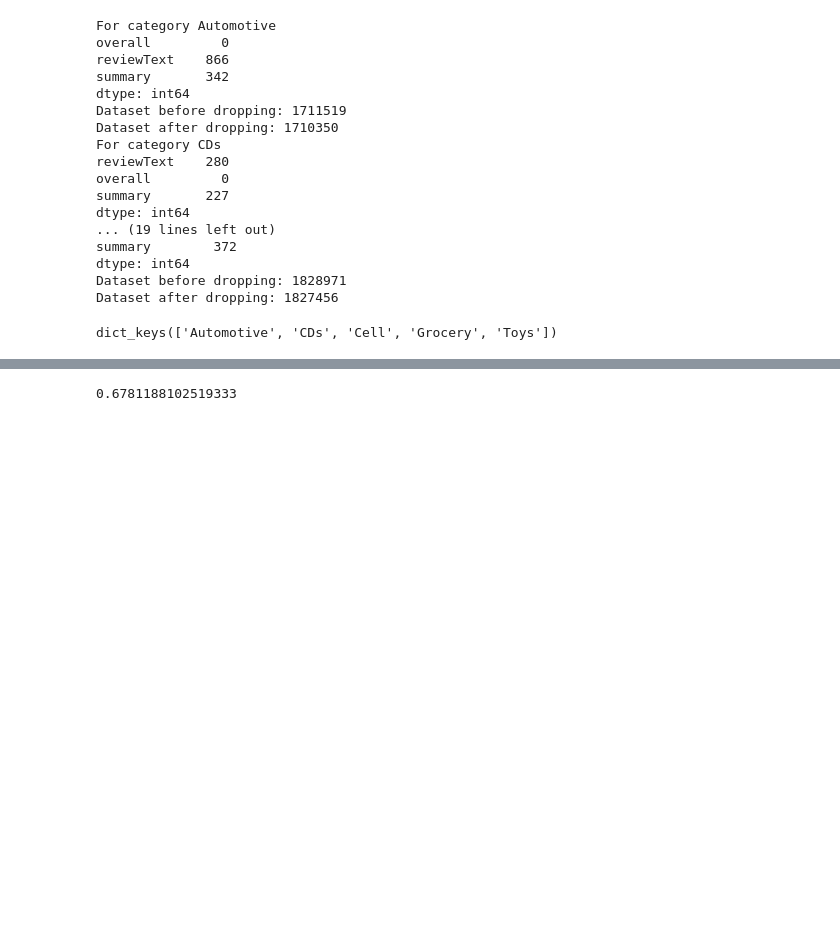
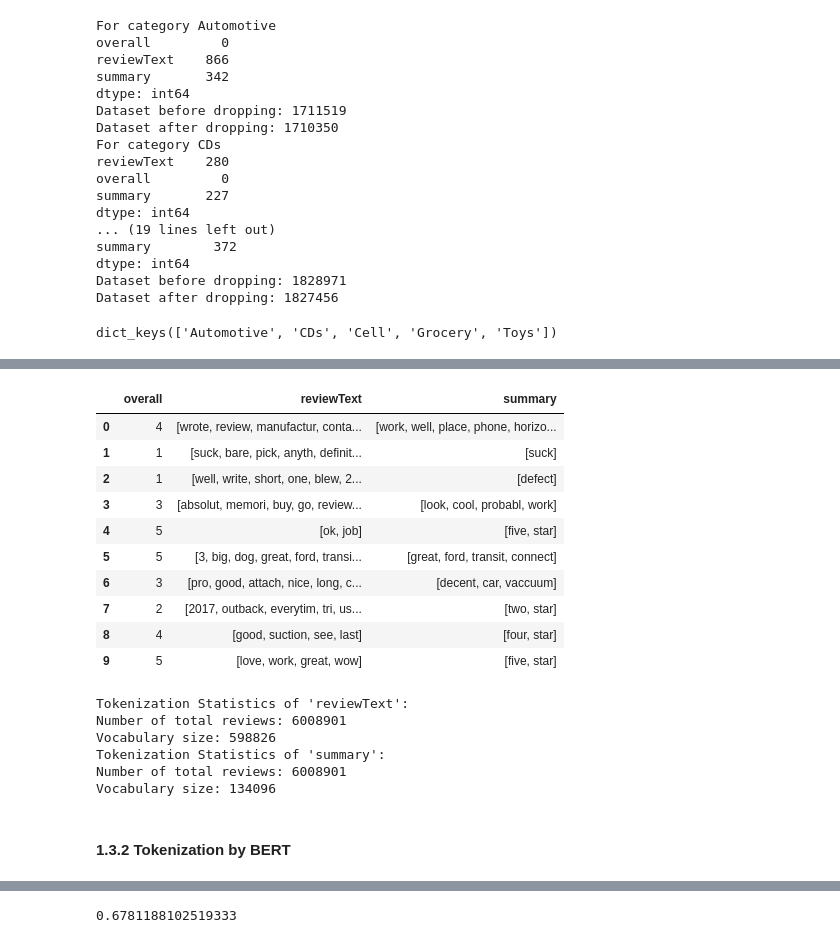
Before and after one commit to victorwang12729/amazon-prediction, a Jupyter notebook: amazon_prediction.ipynb, the cells around one changed output, grey strips where cells are left out. Drawn from its saved outputs; the diff is of its cells as text; code cells hidden in the pictures; blank space fills up the shorter version.

```diff
--- a/amazon_prediction.ipynb
+++ b/amazon_prediction.ipynb
@@ -305,0 +243,7 @@ print(X_CDs)
+# %%
+# Concat the 5 tables to a large dataframe
+dataframes = [df_Automotive, df_CDs, df_Cell, df_Grocery, df_Toys]
+df_drop_dup_2 = pd.concat(dataframes, axis = 0)
+
+df_drop_dup_2 = df_drop_dup_2.reset_index(drop=True)
+df_drop_dup_2.head()
@@ -305,0 +269,38 @@ print(X_CDs)
+# %%
+# Initialize tools
+stop_words = set(stopwords.words('english'))
+stemmer = PorterStemmer()
+
+def preprocess_text_base(text):
+    # Lowercase
+    text = text.lower()
+    # Remove punctuation
+    text = re.sub(f"[{re.escape(string.punctuation)}]", " ", text)
+    # Tokenize the text
+    tokens = word_tokenize(text)
+    # Filter out stopwords and non-alphanumeric tokens
+    tokens = [word for word in tokens if word.isalnum() and word not in stop_words]
+    # Stemming
+    tokens = [stemmer.stem(word) for word in tokens]
+
+    return tokens
+# %%
+df_token_1 = df_drop_dup_2
+
+# Tokenize 'reviewText' and 'summary'
+df_token_1['reviewText'] = df_token_1['reviewText'].apply(preprocess_text_base)
+df_token_1['summary'] = df_token_1['summary'].apply(preprocess_text_base)
+
+df_token_1.head(10)
+# %% [output]
+|  | overall | reviewText | summary |
+| 0 | 4 | [wrote, review, manufactur, conta... | [work, well, place, phone, horizo... |
+| 1 | 1 | [suck, bare, pick, anyth, definit... | [suck] |
+| 2 | 1 | [well, write, short, one, blew, 2... | [defect] |
+| 3 | 3 | [absolut, memori, buy, go, review... | [look, cool, probabl, work] |
+| 4 | 5 | [ok, job] | [five, star] |
+| 5 | 5 | [3, big, dog, great, ford, transi... | [great, ford, transit, connect] |
+| 6 | 3 | [pro, good, attach, nice, long, c... | [decent, car, vaccuum] |
+| 7 | 2 | [2017, outback, everytim, tri, us... | [two, star] |
+| 8 | 4 | [good, suction, see, last] | [four, star] |
+| 9 | 5 | [love, work, great, wow] | [five, star] |
@@ -305,0 +315,16 @@ print(X_CDs)
+# %%
+# See the vocabulary size of 'reviewText' and 'summary'
+print("Tokenization Statistics of 'reviewText':")
+tokenization_statistics(df_token_1['reviewText'])
+
+print("Tokenization Statistics of 'summary':")
+tokenization_statistics(df_token_1['summary'])
+# %% [output]
+Tokenization Statistics of 'reviewText':
+Number of total reviews: 6008901
+Vocabulary size: 598826
+Tokenization Statistics of 'summary':
+Number of total reviews: 6008901
+Vocabulary size: 134096
+# %% [markdown]
+#### 1.3.2 Tokenization by BERT
```
Also changed, not shown: parts of 48 cells of this notebook.
